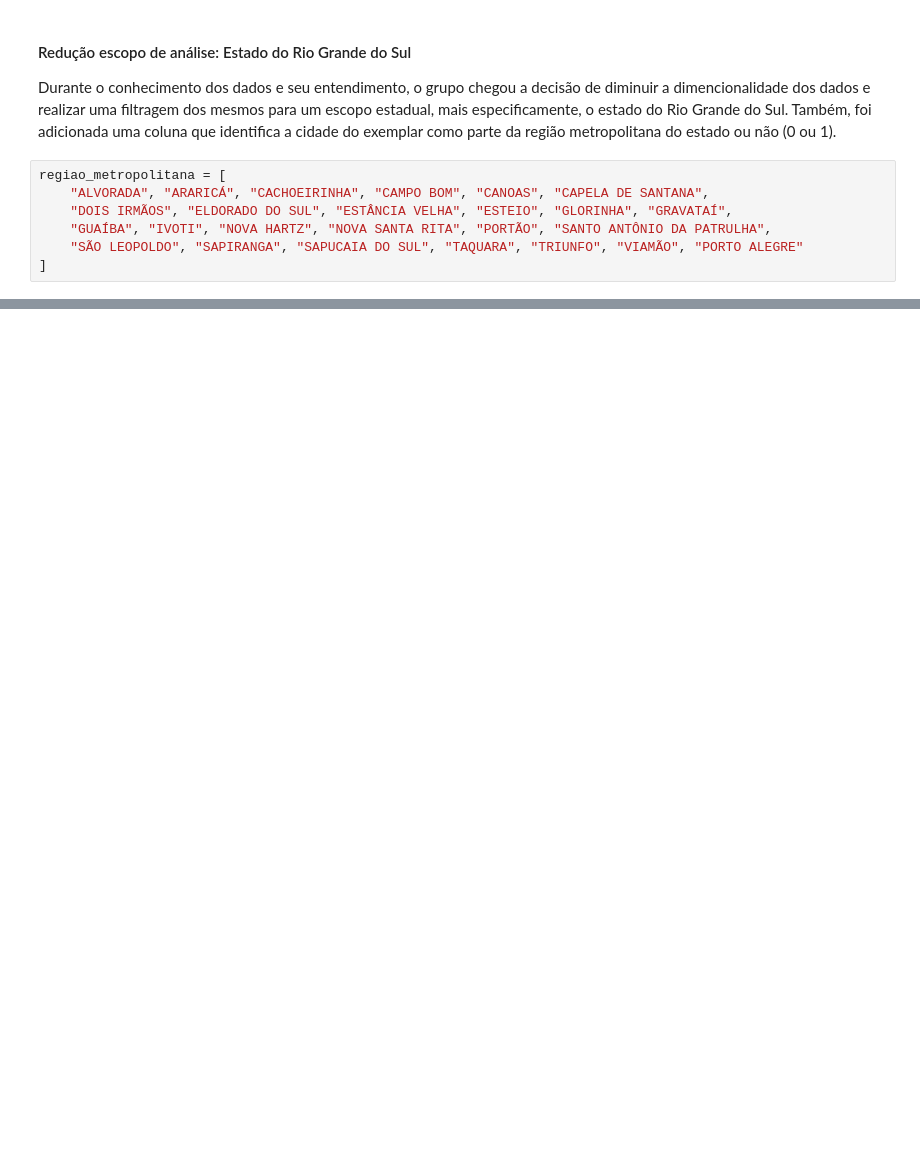
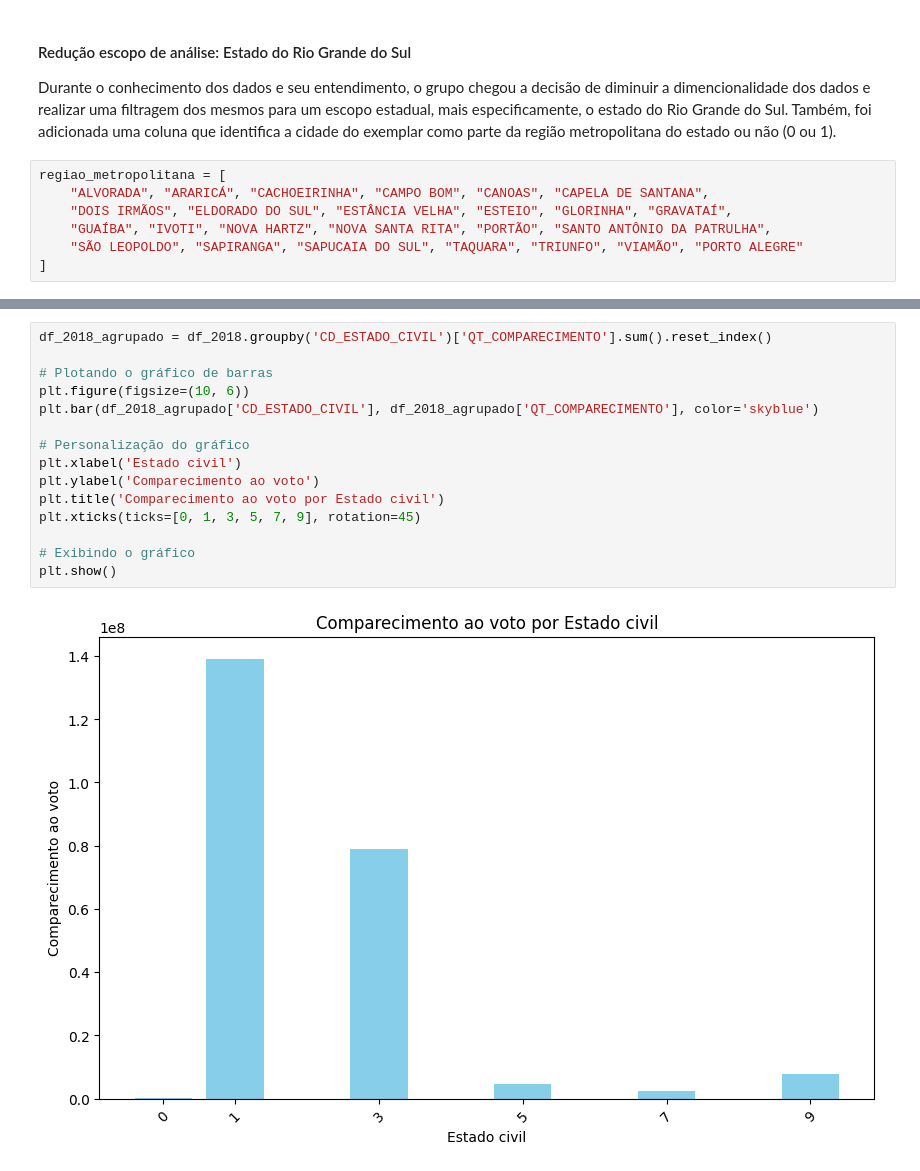
Before and after one commit to cristinaEinsfeld/CPA_TF, a Jupyter notebook: Entendimento_Dados.ipynb, the cells around one changed output, grey strips where cells are left out. Cells and saved outputs as stored; diff of their text form; blank space fills up the shorter version.

```diff
--- a/Entendimento_Dados.ipynb
+++ b/Entendimento_Dados.ipynb
@@ -143,0 +162,17 @@ Name: count, dtype: int64
+# %%
+df_2018_agrupado = df_2018.groupby('CD_ESTADO_CIVIL')['QT_COMPARECIMENTO'].sum().reset_index()
+
+# Plotando o gráfico de barras
+plt.figure(figsize=(10, 6))
+plt.bar(df_2018_agrupado['CD_ESTADO_CIVIL'], df_2018_agrupado['QT_COMPARECIMENTO'], color='skyblue')
+
+# Personalização do gráfico
+plt.xlabel('Estado civil')
+plt.ylabel('Comparecimento ao voto')
+plt.title('Comparecimento ao voto por Estado civil')
+plt.xticks(ticks=[0, 1, 3, 5, 7, 9], rotation=45)
+
+# Exibindo o gráfico
+plt.show()
+# %% [output]
+[figure, added]
```
Also changed, not shown: parts of 31 cells of this notebook.
